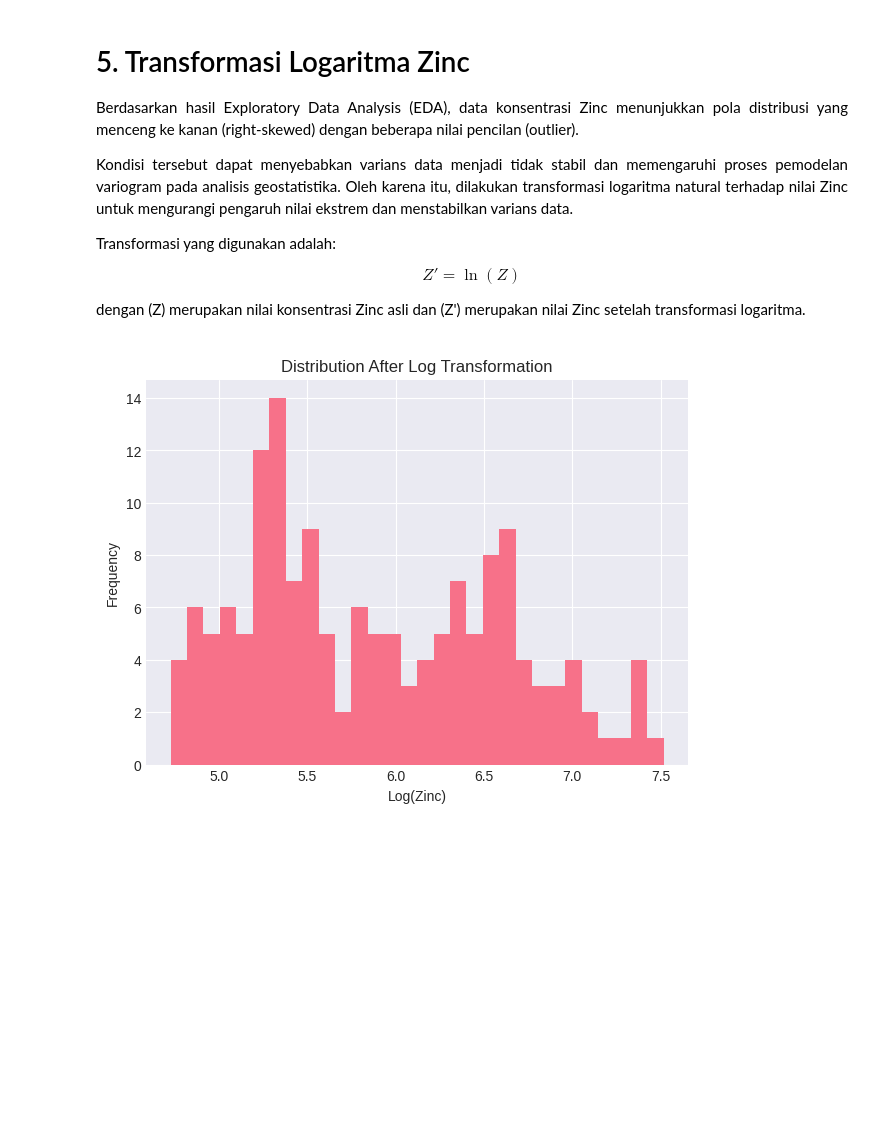
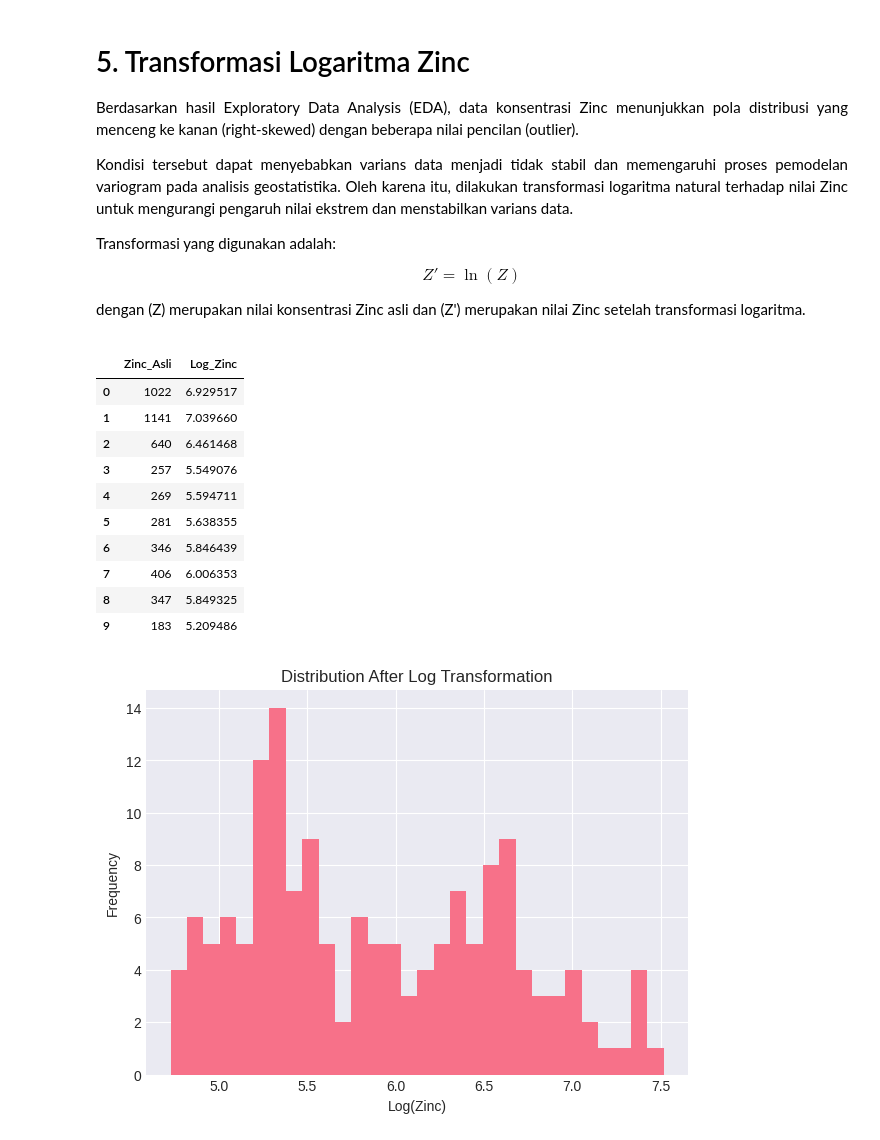
Before and after one commit to solehas25h-salmasoleha/Soil-Kriging-Analysis, a Jupyter notebook: kriging_analysis.ipynb, the cells around one changed output. Cells and saved outputs as stored; diff of their text form; code cells hidden in the pictures; blank space fills up the shorter version.

```diff
--- a/kriging_analysis.ipynb
+++ b/kriging_analysis.ipynb
@@ -266,4 +263,25 @@ $$
 dengan \(Z\) merupakan nilai konsentrasi Zinc asli dan \(Z'\) merupakan nilai Zinc setelah transformasi logaritma.
 
 </div>
+# %%
+# Transformasi Logaritma Natural
+zinc_log = np.log(zinc)
+
+# Menampilkan 10 data pertama hasil transformasi log
+pd.DataFrame({
+    "Zinc_Asli": zinc,
+    "Log_Zinc": zinc_log
+}).head(10)
+# %% [output]
+|  | Zinc_Asli | Log_Zinc |
+| 0 | 1022 | 6.929517 |
+| 1 | 1141 | 7.039660 |
+| 2 | 640 | 6.461468 |
+| 3 | 257 | 5.549076 |
+| 4 | 269 | 5.594711 |
+| 5 | 281 | 5.638355 |
+| 6 | 346 | 5.846439 |
+| 7 | 406 | 6.006353 |
+| 8 | 347 | 5.849325 |
+| 9 | 183 | 5.209486 |
 # %%
```
Also changed, not shown: parts of 4 cells of this notebook.
